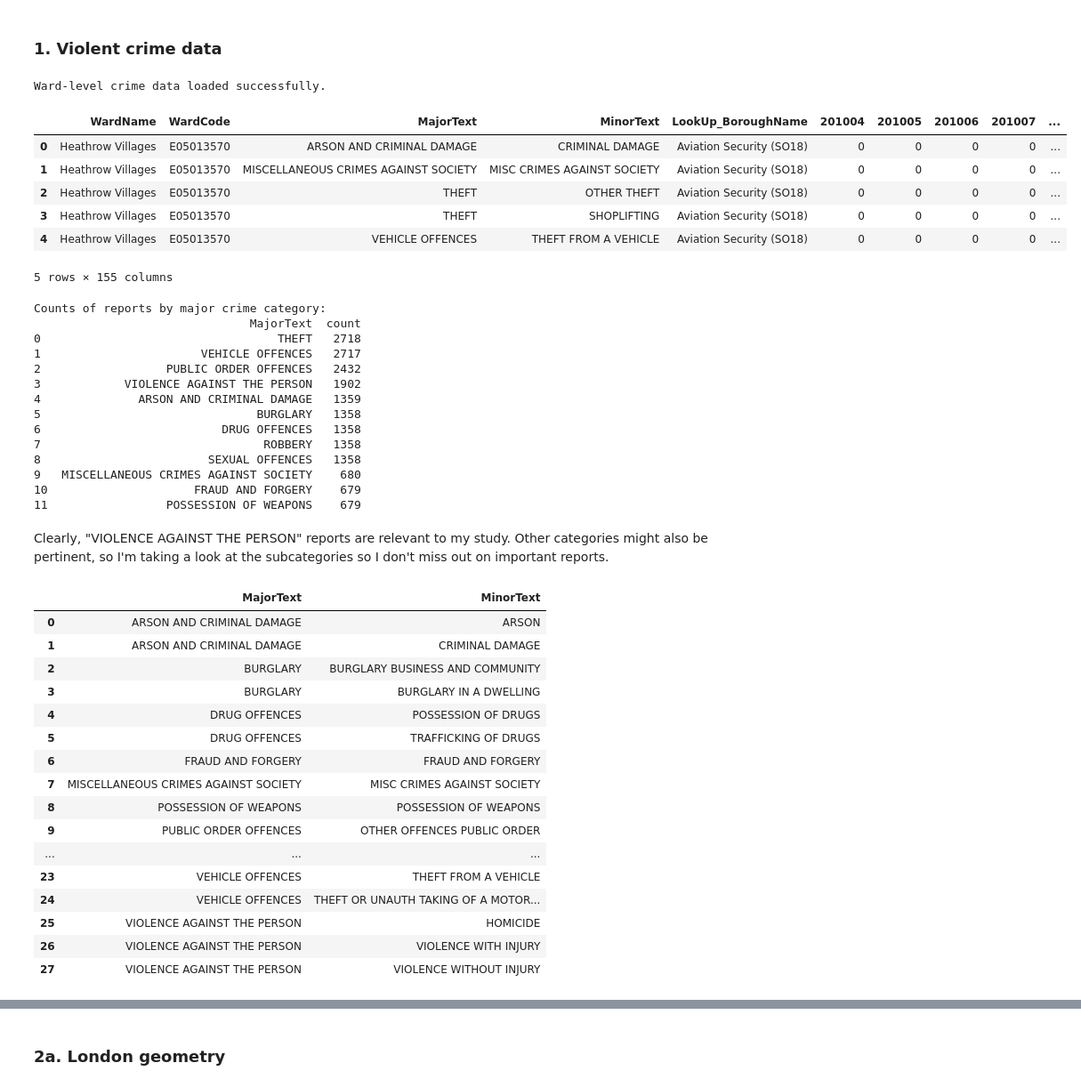
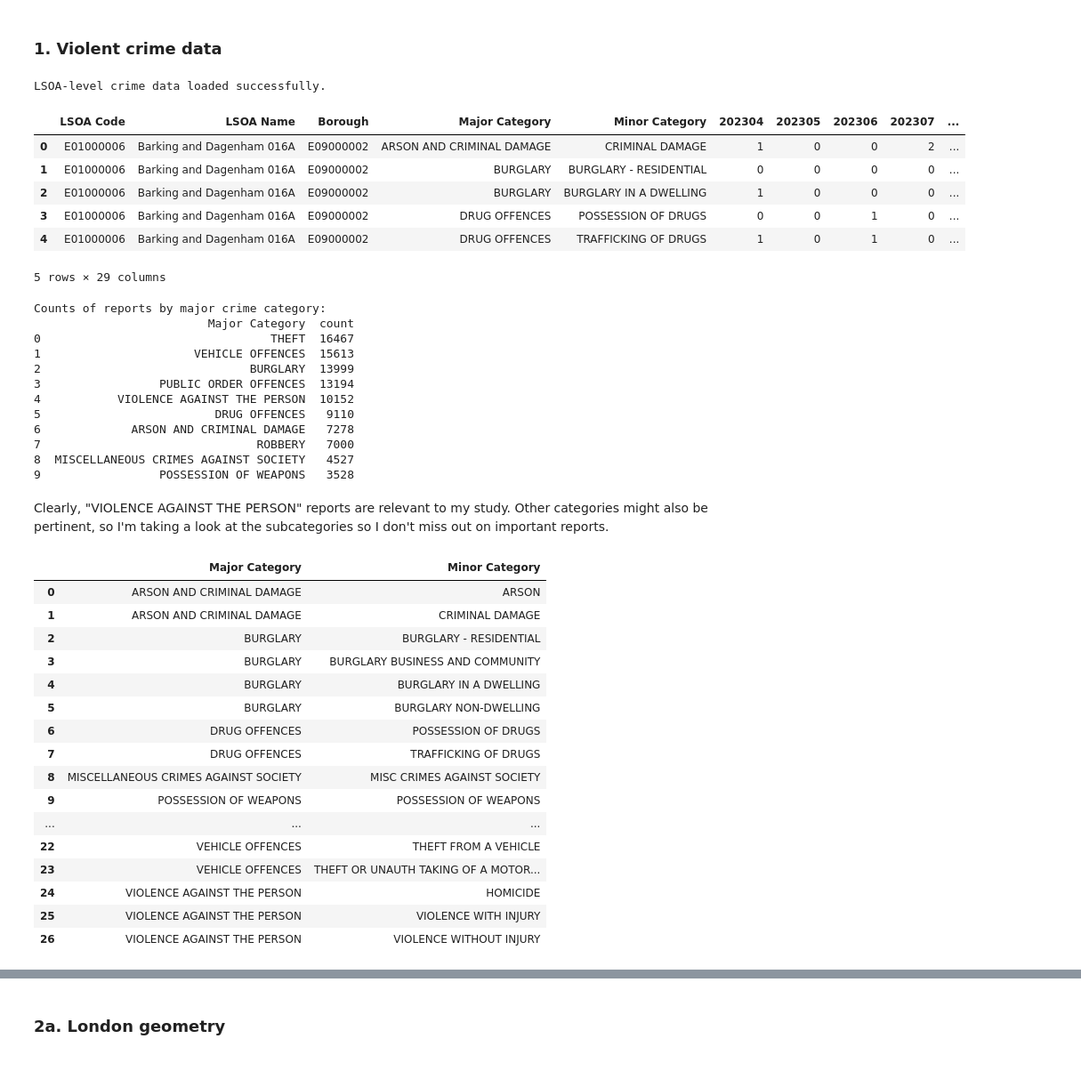
Before and after one commit to jyjylow/casa0006-assessment, a Jupyter notebook: CASA0006_Assessment.ipynb, the cells around one changed output, grey strips where cells are left out. Shown at 89% size. Saved outputs shown, nothing was run; the diff lists cells and outputs as text; code cells hidden in the pictures.

Commit message:
Updating data

```diff
--- a/CASA0006_Assessment.ipynb
+++ b/CASA0006_Assessment.ipynb
@@ -72,69 +72,67 @@ This study aims to investigate the nuanced relationship between land use and cri
 ### 1. Violent crime data
 # %%
 # reading in data from github repository
-crimeurl = "https://raw.githubusercontent.com/jyjylow/casa0006-assessment/refs/heads/main/data/MPS%20Ward%20Level%20Crime%20(Historical).csv"
+crimeurl = "https://raw.githubusercontent.com/jyjylow/casa0006-assessment/refs/heads/main/data/MPS%20LSOA%20Level%20Crime%20(most%20recent%2024%20months)%20(1).csv"
 response = requests.get(crimeurl)
 if response.status_code == 200:
     data = StringIO(response.text)
     crimedf = pd.read_csv(data)
-    print("Ward-level crime data loaded successfully.")
+    print("LSOA-level crime data loaded successfully.")
 else:
     print(f"Failed to fetch the file: {response.status_code}")
 
 # peeking at crime data
 crimedf.head()
 # %% [output]
-Ward-level crime data loaded successfully.
+LSOA-level crime data loaded successfully.
-|  | WardName | WardCode | MajorText | MinorText | LookUp_BoroughName | 201004 | 201005 | 201006 | 201007 | ... |
-| 0 | Heathrow Villages | E05013570 | ARSON AND CRIMINAL DAMAGE | CRIMINAL DAMAGE | Aviation Security (SO18) | 0 | 0 | 0 | 0 | ... |
-| 1 | Heathrow Villages | E05013570 | MISCELLANEOUS CRIMES AGAINST SOCIETY | MISC CRIMES AGAINST SOCIETY | Aviation Security (SO18) | 0 | 0 | 0 | 0 | ... |
-| 2 | Heathrow Villages | E05013570 | THEFT | OTHER THEFT | Aviation Security (SO18) | 0 | 0 | 0 | 0 | ... |
-| 3 | Heathrow Villages | E05013570 | THEFT | SHOPLIFTING | Aviation Security (SO18) | 0 | 0 | 0 | 0 | ... |
-| 4 | Heathrow Villages | E05013570 | VEHICLE OFFENCES | THEFT FROM A VEHICLE | Aviation Security (SO18) | 0 | 0 | 0 | 0 | ... |
+|  | LSOA Code | LSOA Name | Borough | Major Category | Minor Category | 202304 | 202305 | 202306 | 202307 | ... |
+| 0 | E01000006 | Barking and Dagenham 016A | E09000002 | ARSON AND CRIMINAL DAMAGE | CRIMINAL DAMAGE | 1 | 0 | 0 | 2 | ... |
+| 1 | E01000006 | Barking and Dagenham 016A | E09000002 | BURGLARY | BURGLARY - RESIDENTIAL | 0 | 0 | 0 | 0 | ... |
+| 2 | E01000006 | Barking and Dagenham 016A | E09000002 | BURGLARY | BURGLARY IN A DWELLING | 1 | 0 | 0 | 0 | ... |
+| 3 | E01000006 | Barking and Dagenham 016A | E09000002 | DRUG OFFENCES | POSSESSION OF DRUGS | 0 | 0 | 1 | 0 | ... |
+| 4 | E01000006 | Barking and Dagenham 016A | E09000002 | DRUG OFFENCES | TRAFFICKING OF DRUGS | 1 | 0 | 1 | 0 | ... |
-5 rows × 155 columns
+5 rows × 29 columns
 # %%
 # understanding the categories of crime reports
 print(f"Counts of reports by major crime category:")
-print(crimedf.MajorText.value_counts().reset_index())
+print(crimedf["Major Category"].value_counts().reset_index())
 # %% [output]
 Counts of reports by major crime category:
-                               MajorText  count
-0                                  THEFT   2718
-1                       VEHICLE OFFENCES   2717
-2                  PUBLIC ORDER OFFENCES   2432
-3            VIOLENCE AGAINST THE PERSON   1902
-4              ARSON AND CRIMINAL DAMAGE   1359
-5                               BURGLARY   1358
-6                          DRUG OFFENCES   1358
-7                                ROBBERY   1358
-8                        SEXUAL OFFENCES   1358
-9   MISCELLANEOUS CRIMES AGAINST SOCIETY    680
-10                     FRAUD AND FORGERY    679
-11                 POSSESSION OF WEAPONS    679
+                         Major Category  count
+0                                 THEFT  16467
+1                      VEHICLE OFFENCES  15613
+2                              BURGLARY  13999
+3                 PUBLIC ORDER OFFENCES  13194
+4           VIOLENCE AGAINST THE PERSON  10152
+5                         DRUG OFFENCES   9110
+6             ARSON AND CRIMINAL DAMAGE   7278
+7                               ROBBERY   7000
+8  MISCELLANEOUS CRIMES AGAINST SOCIETY   4527
+9                 POSSESSION OF WEAPONS   3528
 # %% [markdown]
 Clearly, "VIOLENCE AGAINST THE PERSON" reports are relevant to my study. Other categories might also be pertinent, so I'm taking a look at the subcategories so I don't miss out on important reports.
 # %%
 # displaying main and subcategories of crime reports in a table
-crime_categories = crimedf[["MajorText", "MinorText"]].drop_duplicates().sort_values(["MajorText", "MinorText"]).reset_index(drop=True)
+crime_categories = crimedf[["Major Category", "Minor Category"]].drop_duplicates().sort_values(["Major Category", "Minor Category"]).reset_index(drop=True)
 crime_categories
 # %% [output]
-|  | MajorText | MinorText |
+|  | Major Category | Minor Category |
 | 0 | ARSON AND CRIMINAL DAMAGE | ARSON |
 | 1 | ARSON AND CRIMINAL DAMAGE | CRIMINAL DAMAGE |
-| 2 | BURGLARY | BURGLARY BUSINESS AND COMMUNITY |
-| 3 | BURGLARY | BURGLARY IN A DWELLING |
-| 4 | DRUG OFFENCES | POSSESSION OF DRUGS |
-| 5 | DRUG OFFENCES | TRAFFICKING OF DRUGS |
-| 6 | FRAUD AND FORGERY | FRAUD AND FORGERY |
-| 7 | MISCELLANEOUS CRIMES AGAINST SOCIETY | MISC CRIMES AGAINST SOCIETY |
-| 8 | POSSESSION OF WEAPONS | POSSESSION OF WEAPONS |
-| 9 | PUBLIC ORDER OFFENCES | OTHER OFFENCES PUBLIC ORDER |
+| 2 | BURGLARY | BURGLARY - RESIDENTIAL |
+| 3 | BURGLARY | BURGLARY BUSINESS AND COMMUNITY |
+| 4 | BURGLARY | BURGLARY IN A DWELLING |
+| 5 | BURGLARY | BURGLARY NON-DWELLING |
+| 6 | DRUG OFFENCES | POSSESSION OF DRUGS |
+| 7 | DRUG OFFENCES | TRAFFICKING OF DRUGS |
+| 8 | MISCELLANEOUS CRIMES AGAINST SOCIETY | MISC CRIMES AGAINST SOCIETY |
+| 9 | POSSESSION OF WEAPONS | POSSESSION OF WEAPONS |
 | ... | ... | ... |
-| 23 | VEHICLE OFFENCES | THEFT FROM A VEHICLE |
-| 24 | VEHICLE OFFENCES | THEFT OR UNAUTH TAKING OF A MOTOR... |
-| 25 | VIOLENCE AGAINST THE PERSON | HOMICIDE |
-| 26 | VIOLENCE AGAINST THE PERSON | VIOLENCE WITH INJURY |
-| 27 | VIOLENCE AGAINST THE PERSON | VIOLENCE WITHOUT INJURY |
+| 22 | VEHICLE OFFENCES | THEFT FROM A VEHICLE |
+| 23 | VEHICLE OFFENCES | THEFT OR UNAUTH TAKING OF A MOTOR... |
+| 24 | VIOLENCE AGAINST THE PERSON | HOMICIDE |
+| 25 | VIOLENCE AGAINST THE PERSON | VIOLENCE WITH INJURY |
+| 26 | VIOLENCE AGAINST THE PERSON | VIOLENCE WITHOUT INJURY |
 # %% [markdown]
 Based on this, I identified that:
 - "PUBLIC ORDER OFFENCES: VIOLENT DISORDER"
```
Also changed, not shown: parts of 6 cells of this notebook, 3 other files.
